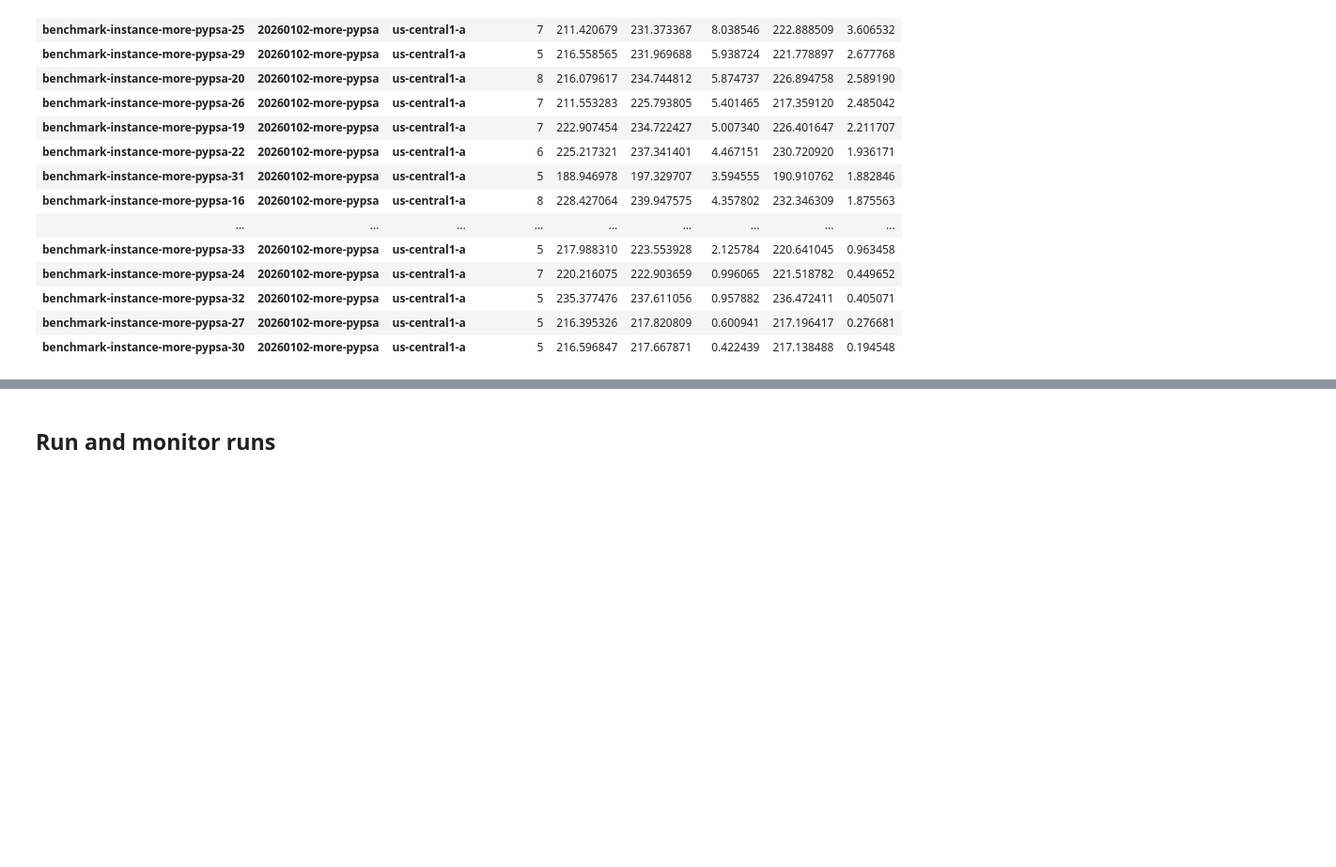
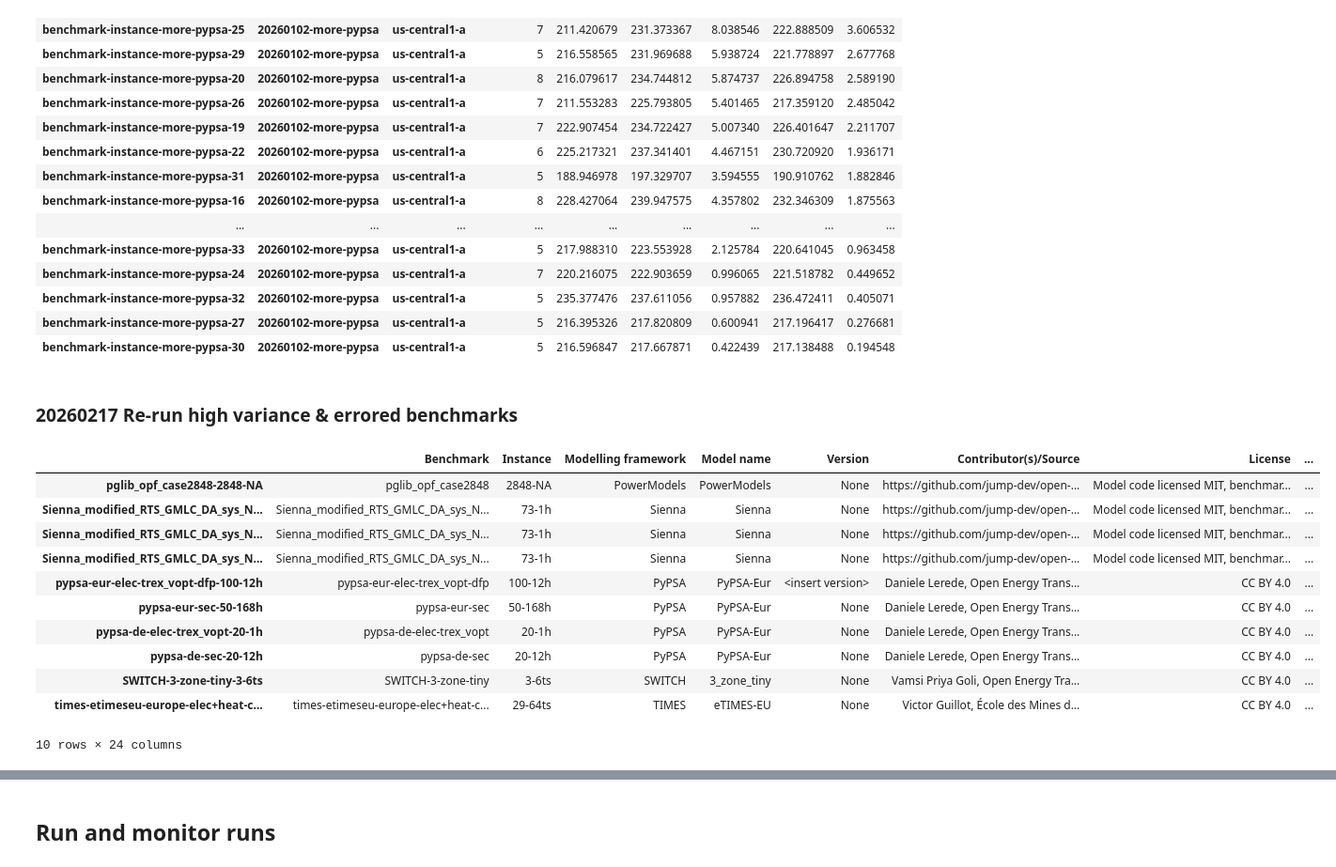
Before and after one commit to open-energy-transition/solver-benchmark, a Jupyter notebook: notebooks/run-v2.ipynb, the cells around one changed output, grey strips where cells are left out. Shown at 94% size. Saved outputs shown, nothing was run; the diff lists cells and outputs as text; code cells hidden in the pictures; blank space fills up the shorter version.

```diff
--- a/notebooks/run-v2.ipynb
+++ b/notebooks/run-v2.ipynb
@@ -1251,3 +1251,36 @@ Found 227 records, 22 benchmark instances
 | benchmark-instance-more-pypsa-32 | 20260102-more-pypsa | us-central1-a | 5 | 235.377476 | 237.611056 | 0.957882 | 236.472411 | 0.405071 |
 | benchmark-instance-more-pypsa-27 | 20260102-more-pypsa | us-central1-a | 5 | 216.395326 | 217.820809 | 0.600941 | 217.196417 | 0.276681 |
 | benchmark-instance-more-pypsa-30 | 20260102-more-pypsa | us-central1-a | 5 | 216.596847 | 217.667871 | 0.422439 | 217.138488 | 0.194548 |
+# %% [markdown]
+### 20260217 Re-run high variance & errored benchmarks
+# %%
+to_run = {
+    # These had runtime variance > 6%
+    "pypsa-eur-elec-trex_vopt-dfp-100-12h",
+    "pypsa-eur-sec-50-168h",
+    "pypsa-de-sec-20-12h",
+    "SWITCH-3-zone-tiny-3-6ts",
+    "Sienna_modified_RTS_GMLC_DA_sys_NetPTDF_Horizon12_Day29-73-1h",
+    "Sienna_modified_RTS_GMLC_DA_sys_NetTransport_Horizon12_Day314-73-1h",
+    "pglib_opf_case2848-2848-NA",
+    "times-etimeseu-europe-elec+heat-co2-single_stage-29-64ts",
+    "pypsa-de-elec-trex_vopt-20-1h",
+    # This one errored and needs to be re-run
+    "Sienna_modified_RTS_GMLC_DA_sys_NetPTDF_Horizon48_Day314-73-1h",
+}
+benchmarks_df = load_benchmark_metadata()
+benchs_to_run = benchmarks_df[benchmarks_df.index.isin(to_run)].copy()
+benchs_to_run
+# %% [output]
+|  | Benchmark | Instance | Modelling framework | Model name | Version | Contributor(s)/Source | License | ... |
+| pglib_opf_case2848-2848-NA | pglib_opf_case2848 | 2848-NA | PowerModels | PowerModels | None | https://github.com/jump-dev/open-... | Model code licensed MIT, benchmar... | ... |
+| Sienna_modified_RTS_GMLC_DA_sys_N... | Sienna_modified_RTS_GMLC_DA_sys_N... | 73-1h | Sienna | Sienna | None | https://github.com/jump-dev/open-... | Model code licensed MIT, benchmar... | ... |
+| Sienna_modified_RTS_GMLC_DA_sys_N... | Sienna_modified_RTS_GMLC_DA_sys_N... | 73-1h | Sienna | Sienna | None | https://github.com/jump-dev/open-... | Model code licensed MIT, benchmar... | ... |
+| Sienna_modified_RTS_GMLC_DA_sys_N... | Sienna_modified_RTS_GMLC_DA_sys_N... | 73-1h | Sienna | Sienna | None | https://github.com/jump-dev/open-... | Model code licensed MIT, benchmar... | ... |
+| pypsa-eur-elec-trex_vopt-dfp-100-12h | pypsa-eur-elec-trex_vopt-dfp | 100-12h | PyPSA | PyPSA-Eur | <insert version> | Daniele Lerede, Open Energy Trans... | CC BY 4.0 | ... |
+| pypsa-eur-sec-50-168h | pypsa-eur-sec | 50-168h | PyPSA | PyPSA-Eur | None | Daniele Lerede, Open Energy Trans... | CC BY 4.0 | ... |
+| pypsa-de-elec-trex_vopt-20-1h | pypsa-de-elec-trex_vopt | 20-1h | PyPSA | PyPSA-Eur | None | Daniele Lerede, Open Energy Trans... | CC BY 4.0 | ... |
+| pypsa-de-sec-20-12h | pypsa-de-sec | 20-12h | PyPSA | PyPSA-Eur | None | Daniele Lerede, Open Energy Trans... | CC BY 4.0 | ... |
+| SWITCH-3-zone-tiny-3-6ts | SWITCH-3-zone-tiny | 3-6ts | SWITCH | 3_zone_tiny | None | Vamsi Priya Goli, Open Energy Tra... | CC BY 4.0 | ... |
+| times-etimeseu-europe-elec+heat-c... | times-etimeseu-europe-elec+heat-c... | 29-64ts | TIMES | eTIMES-EU | None | Victor Guillot, École des Mines d... | CC BY 4.0 | ... |
+10 rows × 24 columns
```
Also changed, not shown: parts of 8 cells of this notebook.
